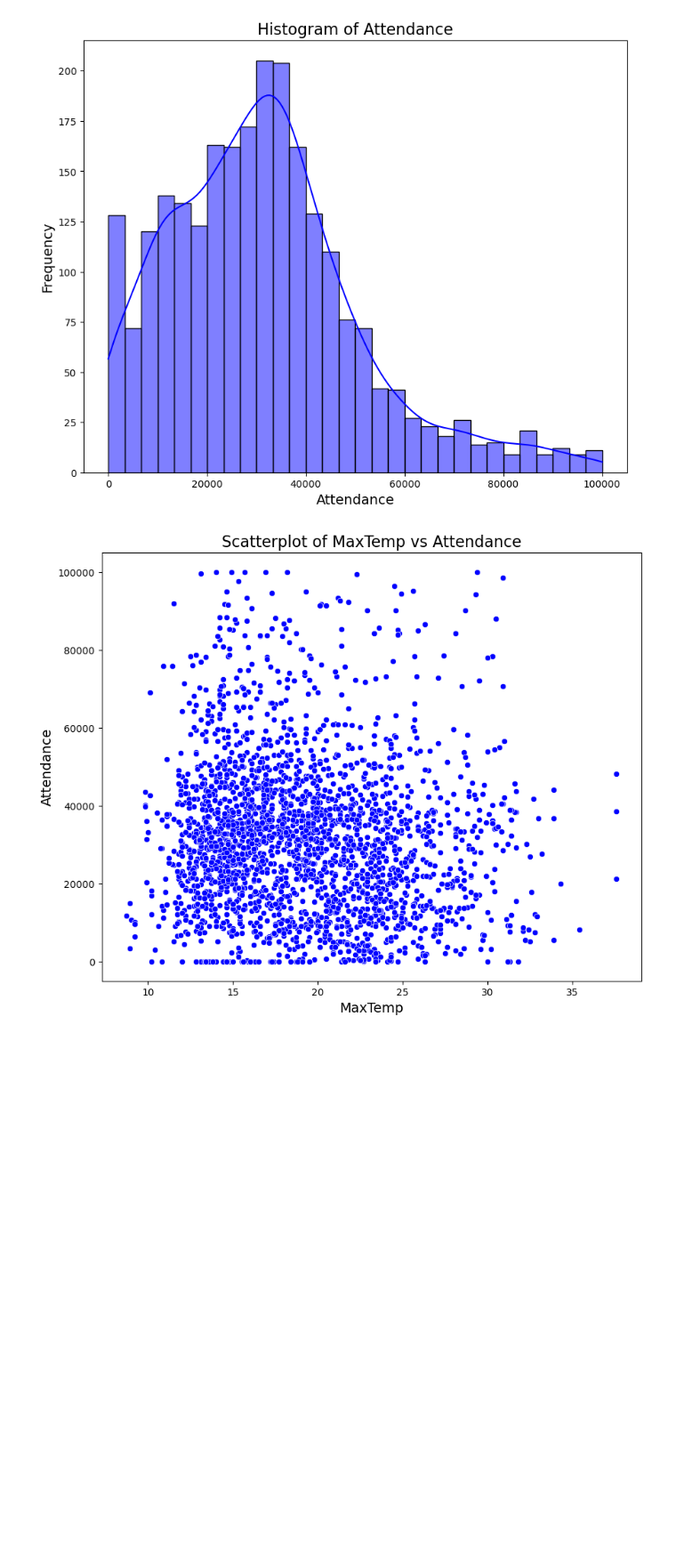
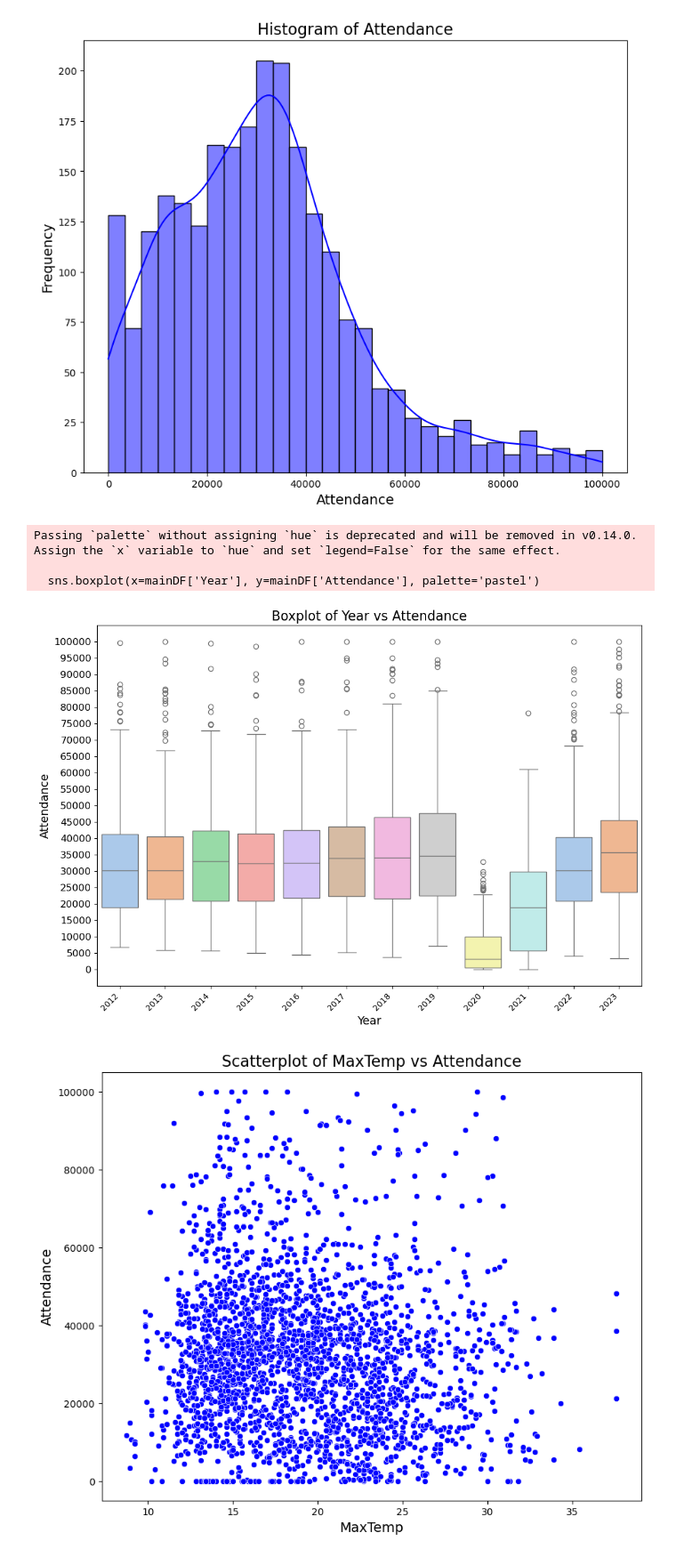
Before and after one commit to Raad42/AflAnalysis-, a Jupyter notebook: notebooks/eda.ipynb, the cells around one changed output. Shown at 89% size. Saved outputs shown, nothing was run; the diff lists cells and outputs as text; code cells hidden in the pictures; blank space fills up the shorter version.

```diff
--- a/notebooks/eda.ipynb
+++ b/notebooks/eda.ipynb
@@ -118,6 +85,29 @@ plt.ylabel('Frequency', fontsize=14)
 plt.show()
 # %% [output]
 [figure]
+# %%
+# Boxplot of Stadium vs Attendance
+plt.figure(figsize=(12, 8))
+sns.boxplot(x=mainDF['Year'], y=mainDF['Attendance'], palette='pastel')
+
+plt.title('Boxplot of Year vs Attendance', fontsize=16)
+plt.xlabel('Year', fontsize=14)
+plt.ylabel('Attendance', fontsize=14)
+
+# Rotate x-axis labels
+plt.xticks(rotation=45, fontsize=10, ha='right')
+
+# Dynamically set y-axis ticks
+max_attendance = mainDF['Attendance'].max()
+plt.yticks(range(0, int(max_attendance) + 1, 5000), fontsize=12)
+
+# Show the plot
+plt.show()
+# %% [output]
+Passing `palette` without assigning `hue` is deprecated and will be removed in v0.14.0. Assign the `x` variable to `hue` and set `legend=False` for the same effect.
+
+  sns.boxplot(x=mainDF['Year'], y=mainDF['Attendance'], palette='pastel')
+[figure, added]
 # %%
 plt.figure(figsize=(10, 8))
 sns.scatterplot(data = mainDF, x='MaxTemp', y='Attendance', color='blue')
```
Also changed, not shown: parts of 12 cells of this notebook, 3 other files.
